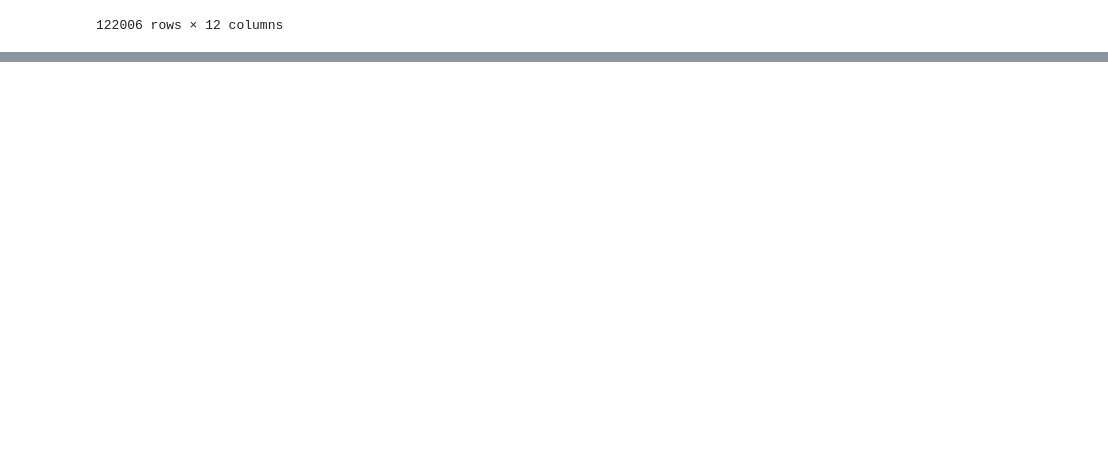
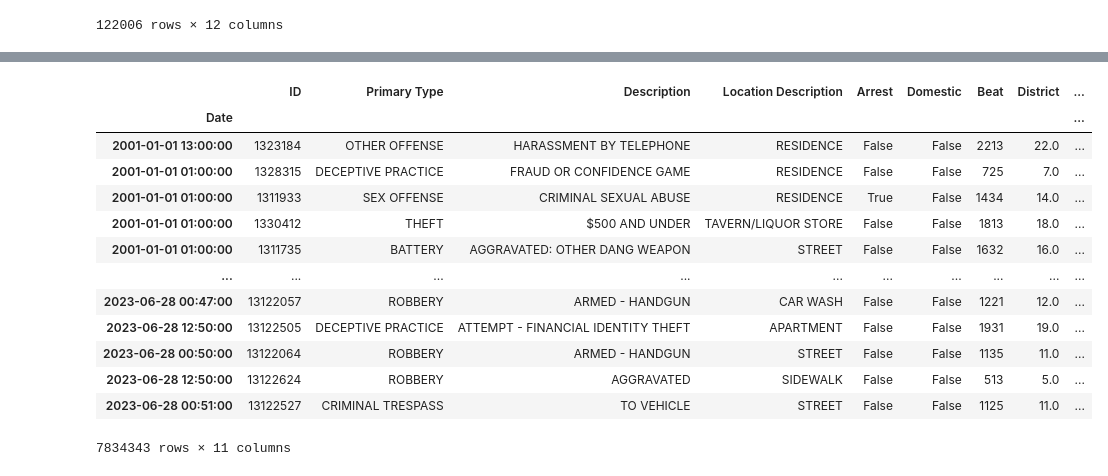
Before and after one commit to jaytrey777/Chicago-Crime-Statistics, a Jupyter notebook: Part 1.ipynb, the cells around one changed output, grey strips where cells are left out. Cells and saved outputs as stored; diff of their text form; code cells hidden in the pictures; blank space fills up the shorter version.

```diff
--- a/Part 1.ipynb
+++ b/Part 1.ipynb
@@ -169,0 +123,5 @@ df
+# %%
+df_list = [globals()[name] for name in imported_data.keys() if isinstance(globals()[name], pd.DataFrame)]
+df = pd.concat(df_list)
+
+df.info()
@@ -191,0 +181,4 @@ memory usage: 672.4+ MB
+# %%
+df['Date'] = pd.to_datetime(df['Date'], format = '%m/%d/%Y %I:%M:%S %p')
+
+df['Date']
@@ -191,0 +198,20 @@ memory usage: 672.4+ MB
+# %%
+# set datetime column as index
+df_ts = df.set_index('Date')
+
+df_ts
+# %% [output]
+|  | ID | Primary Type | Description | Location Description | Arrest | Domestic | Beat | District | ... |
+| Date |  |  |  |  |  |  |  |  | ... |
+| 2001-01-01 13:00:00 | 1323184 | OTHER OFFENSE | HARASSMENT BY TELEPHONE | RESIDENCE | False | False | 2213 | 22.0 | ... |
+| 2001-01-01 01:00:00 | 1328315 | DECEPTIVE PRACTICE | FRAUD OR CONFIDENCE GAME | RESIDENCE | False | False | 725 | 7.0 | ... |
+| 2001-01-01 01:00:00 | 1311933 | SEX OFFENSE | CRIMINAL SEXUAL ABUSE | RESIDENCE | True | False | 1434 | 14.0 | ... |
+| 2001-01-01 01:00:00 | 1330412 | THEFT | $500 AND UNDER | TAVERN/LIQUOR STORE | False | False | 1813 | 18.0 | ... |
+| 2001-01-01 01:00:00 | 1311735 | BATTERY | AGGRAVATED: OTHER DANG WEAPON | STREET | False | False | 1632 | 16.0 | ... |
+| ... | ... | ... | ... | ... | ... | ... | ... | ... | ... |
+| 2023-06-28 00:47:00 | 13122057 | ROBBERY | ARMED - HANDGUN | CAR WASH | False | False | 1221 | 12.0 | ... |
+| 2023-06-28 12:50:00 | 13122505 | DECEPTIVE PRACTICE | ATTEMPT - FINANCIAL IDENTITY THEFT | APARTMENT | False | False | 1931 | 19.0 | ... |
+| 2023-06-28 00:50:00 | 13122064 | ROBBERY | ARMED - HANDGUN | STREET | False | False | 1135 | 11.0 | ... |
+| 2023-06-28 12:50:00 | 13122624 | ROBBERY | AGGRAVATED | SIDEWALK | False | False | 513 | 5.0 | ... |
+| 2023-06-28 00:51:00 | 13122527 | CRIMINAL TRESPASS | TO VEHICLE | STREET | False | False | 1125 | 11.0 | ... |
+7834343 rows × 11 columns
```
Also changed, not shown: parts of 19 cells of this notebook.
